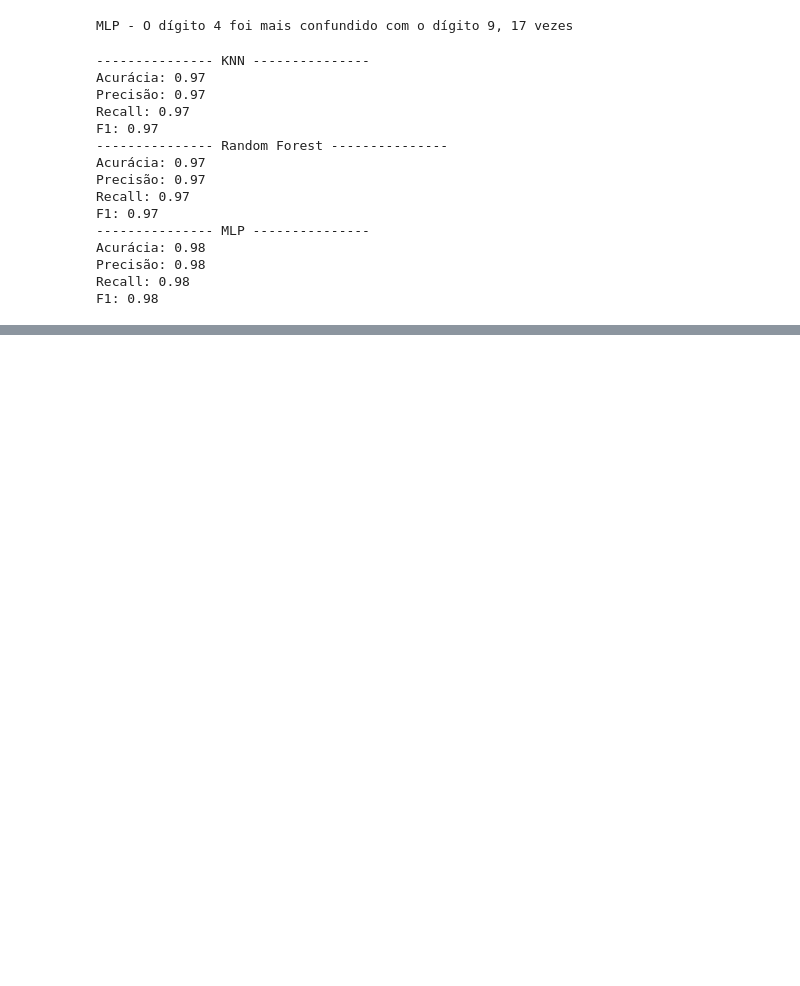
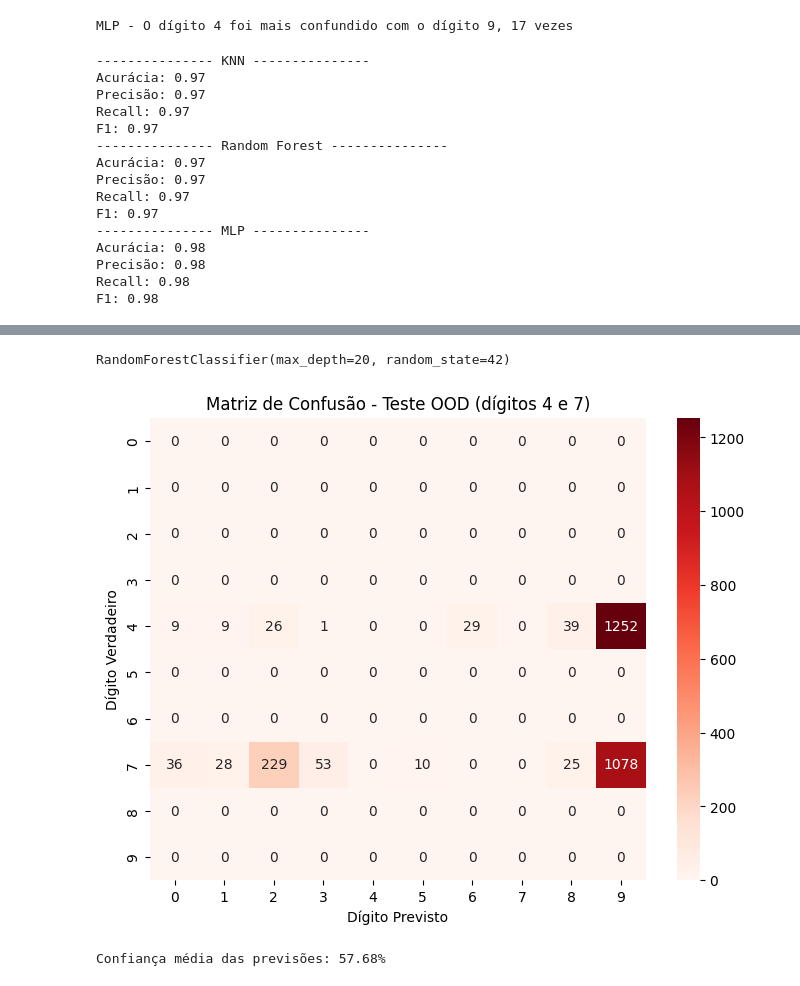
Before and after one commit to nperesjr/mnist-predictive-pipeline, a Jupyter notebook: NeyPeres_MiniProjeto.ipynb, the cells around one changed output, grey strips where cells are left out. Drawn from its saved outputs; the diff is of its cells as text; code cells hidden in the pictures; blank space fills up the shorter version.

Commit message:
Fase 5.1 e 5.2: masking e OOD.

```diff
--- a/NeyPeres_MiniProjeto.ipynb
+++ b/NeyPeres_MiniProjeto.ipynb
@@ -423,3 +423,56 @@ O custo do Random Forest e do MLP está no treino, que acontece uma única vez.
 Considerando o cenário atual, com volume de predições em 14 mil e havendo uma abixa diferença na confusão entre os dois modelos promovidos, o Random Forest vence no tempo total, porque sua vantagem no treino é grande suficiente para compensar seu maior custo de predição frente ao MLP. Se o volume de predições crescesse muito, isso poderia se inverter.
 
 **Recomendado: Random Forest**
+# %%
+#FASE 5
+#1 - Desafio A: Treinamento com classes ocultas
+#Escolher os digitos 4 e 7 para remover
+#Filtrar o conjunto de treino removendo todas as linhas onde y é 4 ou 7
+#Treinar um dos modelos só com os 8 dígitos restantes
+#Modelo escolhido, devido ao concluído na fase anterior: Random Forest
+
+
+mask = ~np.isin(y_treino, ['4','7']) #usamos 4 e 7 por alguns motivos: é do enunciado e o 4 é um número bastante confundido.
+
+X_treino_oculto = X_treino_normalizado[mask]
+y_treino_oculto = y_treino[mask]
+
+#print(np.unique(y_treino_oculto)) #teste, ok
+
+rf_mask = RandomForestClassifier(n_estimators=100, max_depth=20, random_state=42)
+rf_mask.fit(X_treino_oculto, y_treino_oculto)
+# %% [output]
+RandomForestClassifier(max_depth=20, random_state=42)
+# %%
+#FASE 5
+#2 - Desafio B Teste de Generalização Extrema (OOD)
+#Montar um conjunto de teste só com imagens dos dígitos ocultados (4 e 7)
+#Rodar o modelo do desafio A nesse conjunto e ve quais classes conhecidas ele escolhe para esses digitos
+# Plotar a matriz de confusão desse teste, vai ficar "torta" (?)
+#Escrever minhas impressões
+
+mask_ood = np.isin(y_teste, ['4', '7'])
+
+X_teste_ood = X_teste_normalizado[mask_ood]
+y_teste_ood = y_teste[mask_ood]
+
+predict_ood = rf_mask.predict(X_teste_ood)
+
+matriz_ood = confusion_matrix(y_teste_ood, predict_ood, labels=digitos)
+
+plt.figure(figsize=(8, 6))
+sns.heatmap(matriz_ood, annot=True, fmt='d', cmap='Reds', xticklabels=digitos, yticklabels=digitos)
+plt.xlabel('Dígito Previsto')
+plt.ylabel('Dígito Verdadeiro')
+plt.title('Matriz de Confusão - Teste OOD (dígitos 4 e 7)')
+plt.show()
+
+
+#Pesquisando recebi uma dica interessante: testa o quão confiante o modelo estava mesmo errando. Segue:
+
+proba_ood = rf_mask.predict_proba(X_teste_ood)
+avg_trust = proba_ood.max(axis=1).mean()
+print(f"\nConfiança média das previsões: {avg_trust:.2%}")
+# %% [output]
+[figure, added]
+Confiança média das previsões: 57.68%
```
Also changed, not shown: parts of 1 cell of this notebook.
